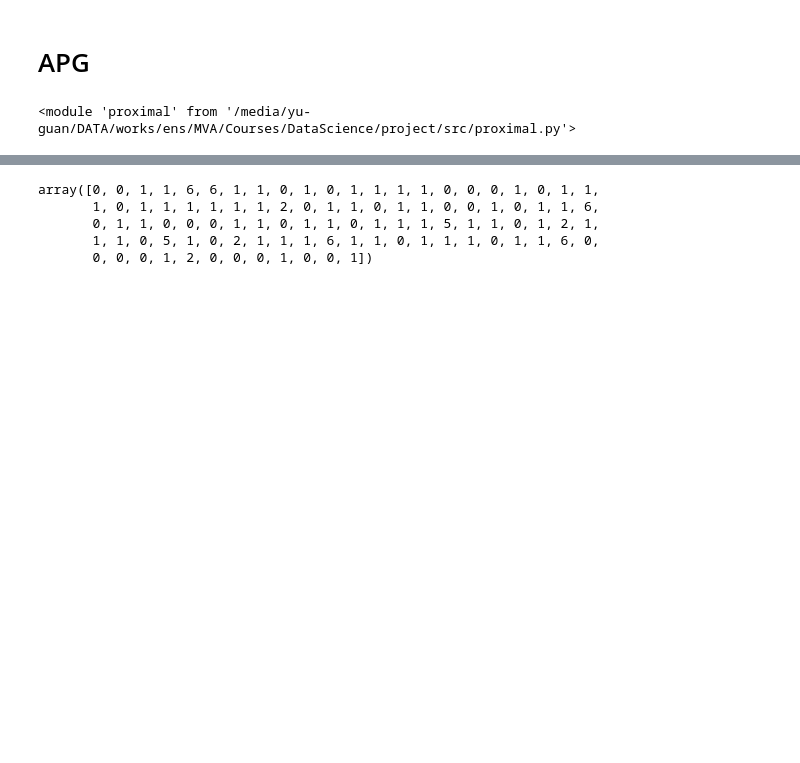
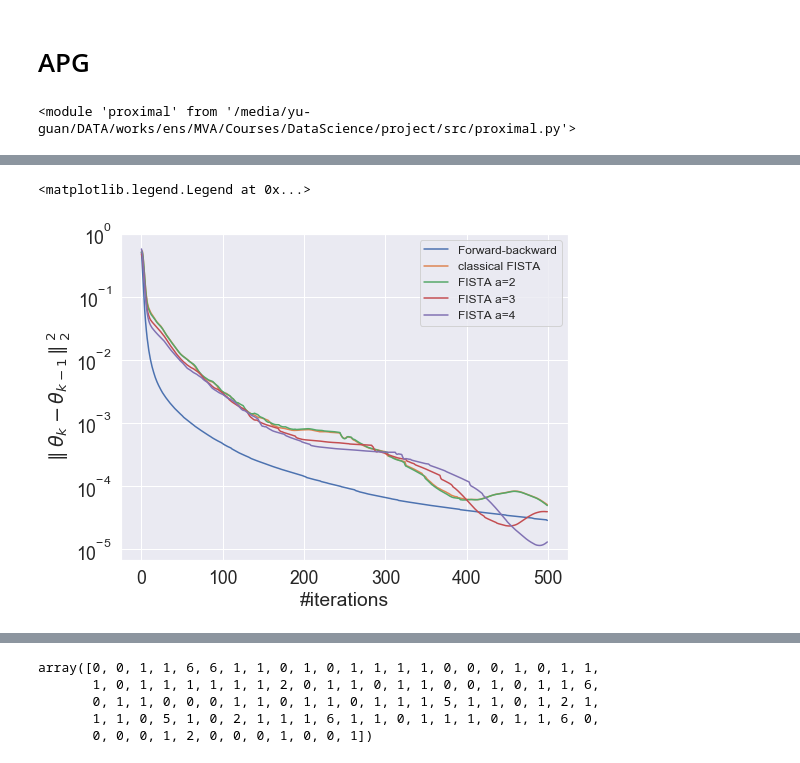
Before and after one commit to cyber-meow/FISTA, a Jupyter notebook: LASSO.ipynb, the cells around one changed output, grey strips where cells are left out. Drawn from its saved outputs; the diff is of its cells as text; code cells hidden in the pictures; blank space fills up the shorter version.

```diff
--- a/LASSO.ipynb
+++ b/LASSO.ipynb
@@ -185,0 +391,24 @@ plt.plot(clf_lasso_fista.test_accuracies)
+# %%
+def local_variations(params_his):
+    params_his_arr = []
+    for params in params_his:
+        params_arr = []
+        for param in params:
+            w = param.cpu().detach().numpy().reshape(-1)
+            params_arr.append(w)
+        params_his_arr.append(np.concatenate(params_arr))
+    params_his_arr = np.array(params_his_arr)
+    deltas = params_his_arr[1:] - params_his_arr[:-1]
+    deltas = np.sum(deltas**2, axis=1)
+    return deltas
+# %%
+plt.figure(figsize=(8, 6))
+for clf, name in zip(clfs, names):
+    plt.plot(local_variations(clf.params_his), label=name)
+plt.xlabel('#iterations')
+plt.ylabel(r'$\parallel \theta_k-\theta_{k-1}\parallel_2^2$')
+plt.yscale('log')
+plt.legend(prop={'size': 12})
+# %% [output]
+<matplotlib.legend.Legend at 0x...>
+[figure, added]
```
Also changed, not shown: parts of 42 cells of this notebook, 25 other files.
